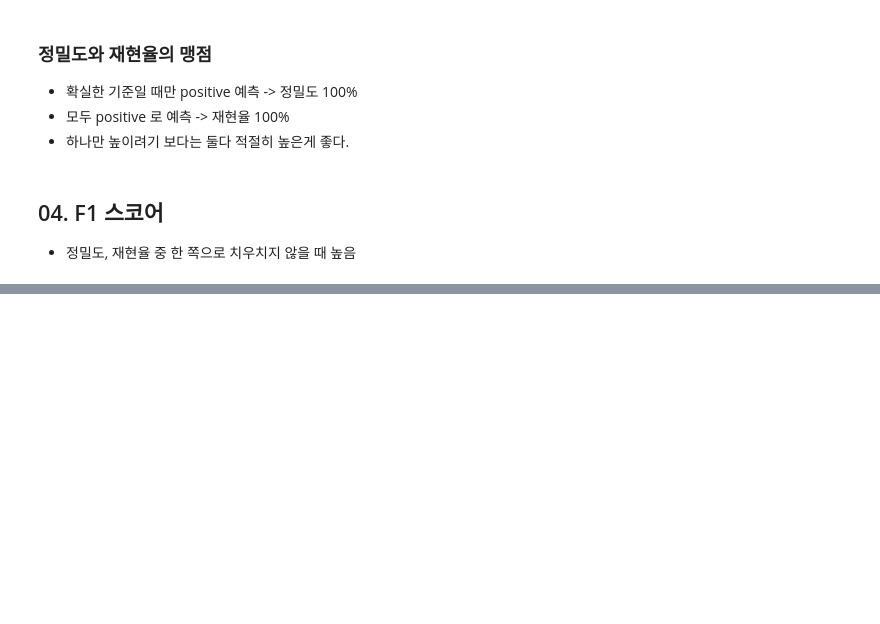
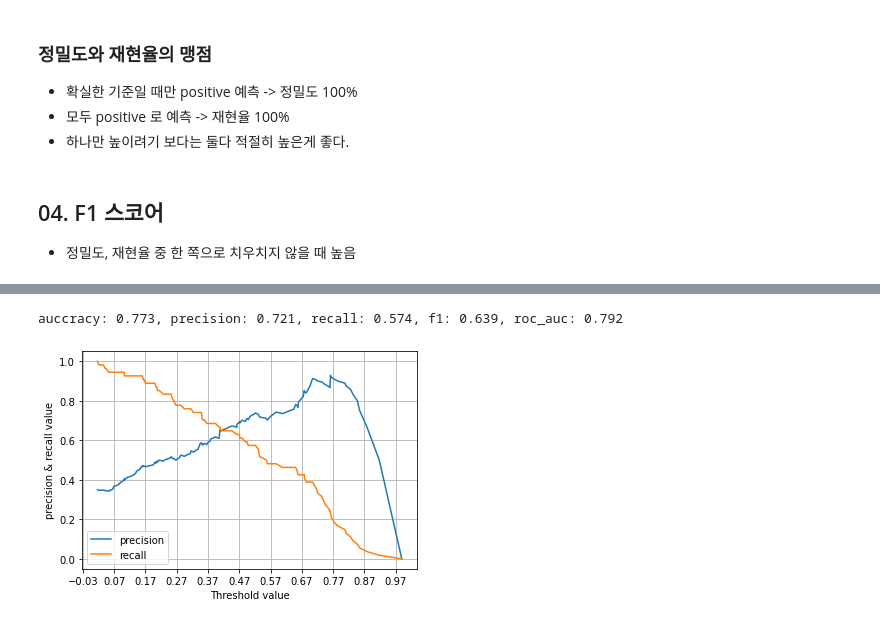
Before and after one commit to hckim96/AI_STUDY, a Jupyter notebook: week-02/chapter-03.ipynb, the cells around one changed output, grey strips where cells are left out. Drawn from its saved outputs; the diff is of its cells as text; code cells hidden in the pictures; blank space fills up the shorter version.

```diff
--- a/week-02/chapter-03.ipynb
+++ b/week-02/chapter-03.ipynb
@@ -98,0 +309,7 @@ NameError: name &#39;LabelEncoder&#39; is not defined
+# %%
+from sklearn.preprocessing import StandardScaler
+
+diabetes_data = pd.read_csv("../data/diabetes.csv")
+
+print(diabetes_data["Outcome"].value_counts())
+diabetes_data.head(3)
@@ -98,0 +343,18 @@ NameError: name &#39;LabelEncoder&#39; is not defined
+# %%
+X = diabetes_data.iloc[:, :-1]
+y = diabetes_data.iloc[:, -1]
+
+X_train, X_test, y_train, y_test = train_test_split(X, y, test_size = 0.2, random_state = 156, stratify=y)
+
+lr_clf = LogisticRegression()
+lr_clf.fit(X_train, y_train)
+pred = lr_clf.predict(X_test)
+pred_proba = lr_clf.predict_proba(X_test)[:, 1]
+
+get_clf_eval(y_test, pred, pred_proba)
+# %% [output]
+auccracy: 0.773, precision: 0.721, recall: 0.574, f1: 0.639, roc_auc: 0.792
+# %%
+precision_recall_curve_plot(y_test, lr_clf.predict_proba(X_test)[:, 1])
+# %% [output]
+[figure, added]
```
Also changed, not shown: parts of 26 cells of this notebook, 1 other file.
